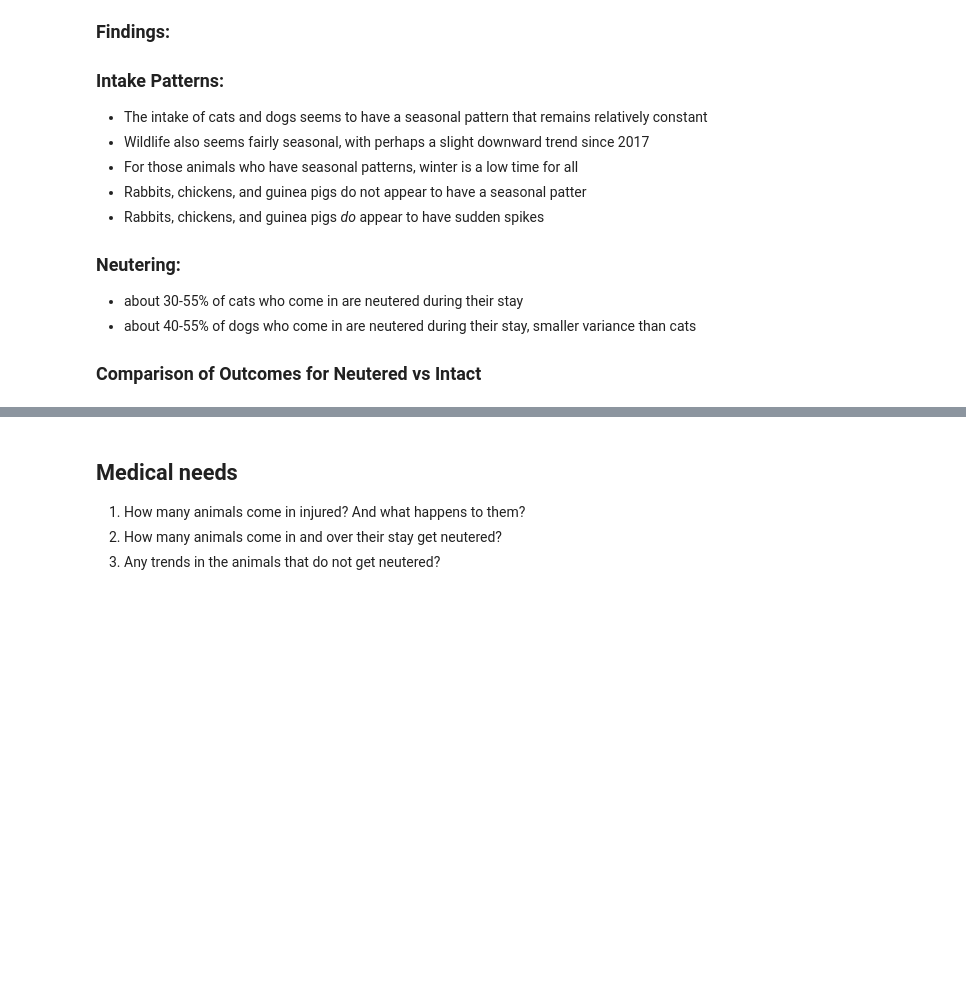
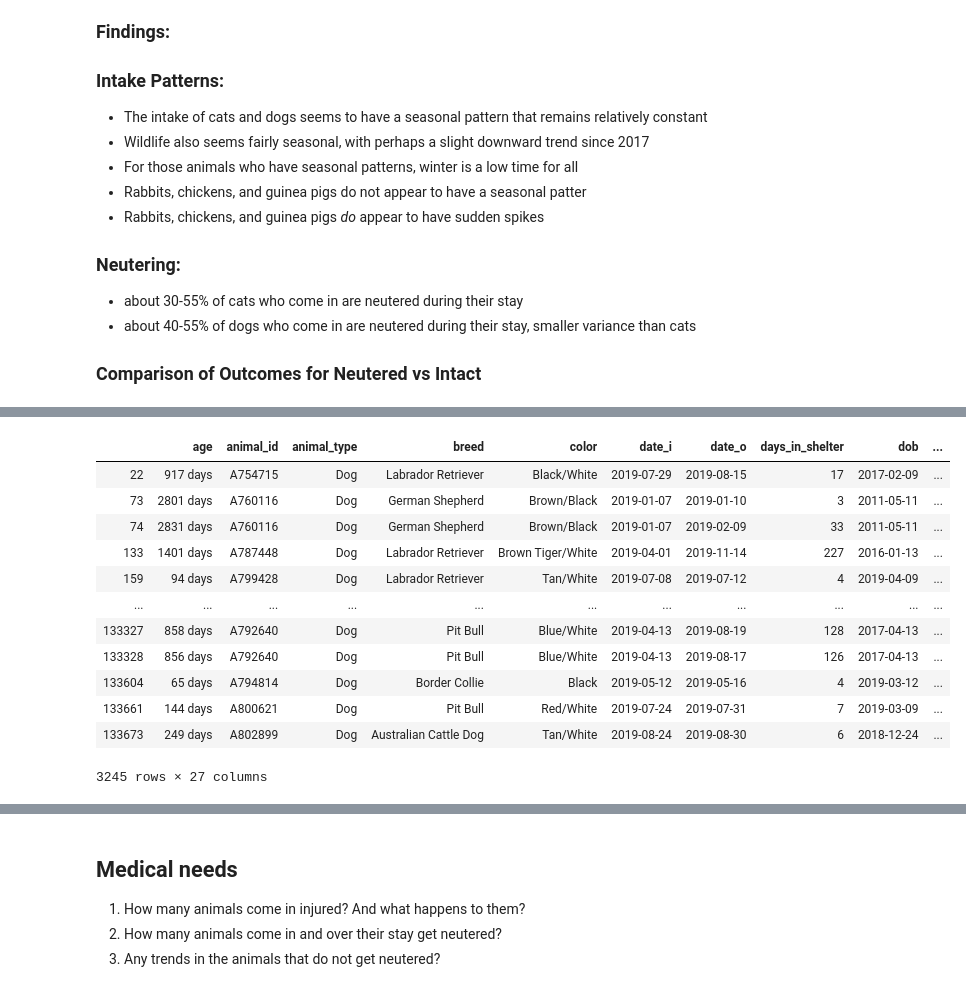
Before and after one commit to learn-co-curriculum/dsc-mod1-template, a Jupyter notebook: animal_shelter_needs_analysis.ipynb, the cells around one changed output, grey strips where cells are left out. Cells and saved outputs as stored; diff of their text form; code cells hidden in the pictures; blank space fills up the shorter version.

```diff
--- a/animal_shelter_needs_analysis.ipynb
+++ b/animal_shelter_needs_analysis.ipynb
@@ -238,0 +242,16 @@ viz_t.df_table_percents(compare_neuter_outcome, "Percent Outcome Type for Cats w
+# %%
+test.loc[test.breed.isin(breed_list)]
+# %% [output]
+|  | age | animal_id | animal_type | breed | color | date_i | date_o | days_in_shelter | dob | ... |
+| 22 | 917 days | A754715 | Dog | Labrador Retriever | Black/White | 2019-07-29 | 2019-08-15 | 17 | 2017-02-09 | ... |
+| 73 | 2801 days | A760116 | Dog | German Shepherd | Brown/Black | 2019-01-07 | 2019-01-10 | 3 | 2011-05-11 | ... |
+| 74 | 2831 days | A760116 | Dog | German Shepherd | Brown/Black | 2019-01-07 | 2019-02-09 | 33 | 2011-05-11 | ... |
+| 133 | 1401 days | A787448 | Dog | Labrador Retriever | Brown Tiger/White | 2019-04-01 | 2019-11-14 | 227 | 2016-01-13 | ... |
+| 159 | 94 days | A799428 | Dog | Labrador Retriever | Tan/White | 2019-07-08 | 2019-07-12 | 4 | 2019-04-09 | ... |
+| ... | ... | ... | ... | ... | ... | ... | ... | ... | ... | ... |
+| 133327 | 858 days | A792640 | Dog | Pit Bull | Blue/White | 2019-04-13 | 2019-08-19 | 128 | 2017-04-13 | ... |
+| 133328 | 856 days | A792640 | Dog | Pit Bull | Blue/White | 2019-04-13 | 2019-08-17 | 126 | 2017-04-13 | ... |
+| 133604 | 65 days | A794814 | Dog | Border Collie | Black | 2019-05-12 | 2019-05-16 | 4 | 2019-03-12 | ... |
+| 133661 | 144 days | A800621 | Dog | Pit Bull | Red/White | 2019-07-24 | 2019-07-31 | 7 | 2019-03-09 | ... |
+| 133673 | 249 days | A802899 | Dog | Australian Cattle Dog | Tan/White | 2019-08-24 | 2019-08-30 | 6 | 2018-12-24 | ... |
+3245 rows × 27 columns
```
Also changed, not shown: parts of 17 cells of this notebook, 6 other files.
